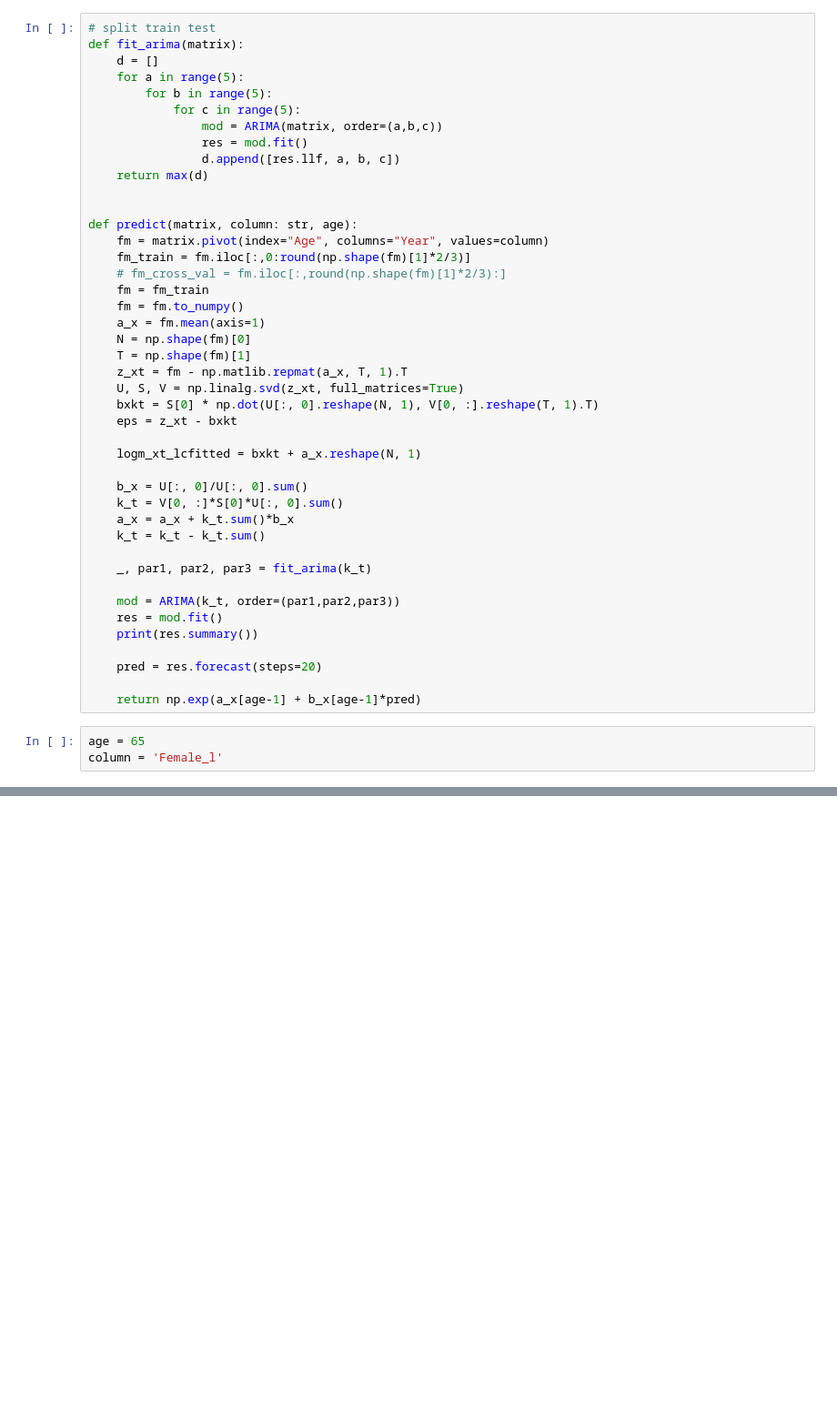
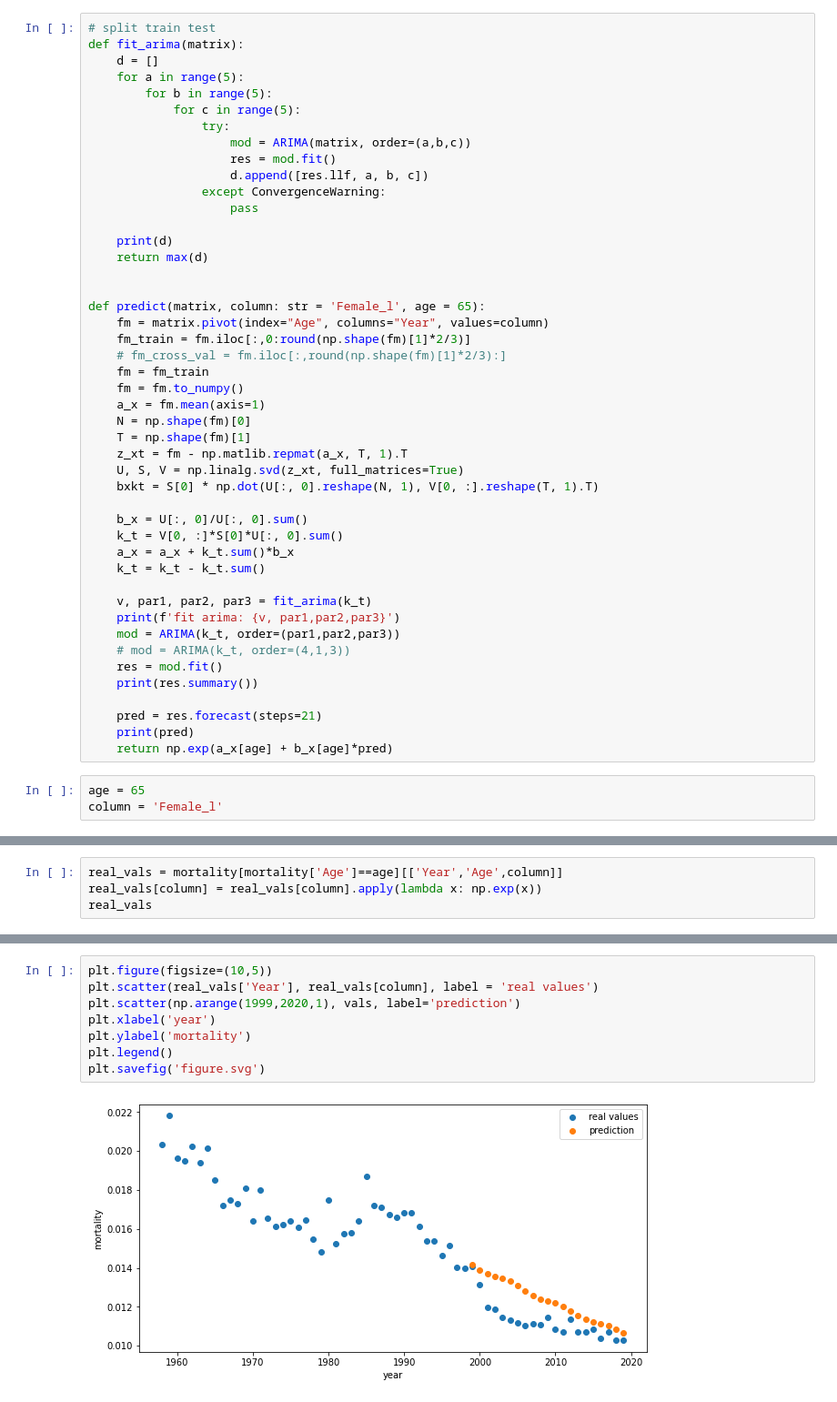
Before and after one commit to rogulforce/life_insurance_projekt, a Jupyter notebook: main_split_clean.ipynb, the cells around one changed output, grey strips where cells are left out. Shown at 91% size. Saved outputs shown, nothing was run; the diff lists cells and outputs as text; blank space fills up the shorter version.

```diff
--- a/main_split_clean.ipynb
+++ b/main_split_clean.ipynb
@@ -43,13 +46,18 @@ def fit_arima(matrix):
     for a in range(5):
         for b in range(5):
             for c in range(5):
-                mod = ARIMA(matrix, order=(a,b,c))
-                res = mod.fit()
-                d.append([res.llf, a, b, c])
+                try:
+                    mod = ARIMA(matrix, order=(a,b,c))
+                    res = mod.fit()
+                    d.append([res.llf, a, b, c])
+                except ConvergenceWarning:
+                    pass
+
+    print(d)
     return max(d)
 
 
-def predict(matrix, column: str, age):
+def predict(matrix, column: str = 'Female_l', age = 65):
     fm = matrix.pivot(index="Age", columns="Year", values=column)
     fm_train = fm.iloc[:,0:round(np.shape(fm)[1]*2/3)]
     # fm_cross_val = fm.iloc[:,round(np.shape(fm)[1]*2/3):]
@@ -61,24 +69,22 @@ def predict(matrix, column: str, age):
     z_xt = fm - np.matlib.repmat(a_x, T, 1).T
     U, S, V = np.linalg.svd(z_xt, full_matrices=True)
     bxkt = S[0] * np.dot(U[:, 0].reshape(N, 1), V[0, :].reshape(T, 1).T)
-    eps = z_xt - bxkt
-
-    logm_xt_lcfitted = bxkt + a_x.reshape(N, 1)
 
     b_x = U[:, 0]/U[:, 0].sum()
     k_t = V[0, :]*S[0]*U[:, 0].sum()
     a_x = a_x + k_t.sum()*b_x
     k_t = k_t - k_t.sum()
 
-    _, par1, par2, par3 = fit_arima(k_t)
-
+    v, par1, par2, par3 = fit_arima(k_t)
+    print(f'fit arima: {v, par1,par2,par3}')
     mod = ARIMA(k_t, order=(par1,par2,par3))
+    # mod = ARIMA(k_t, order=(4,1,3))
     res = mod.fit()
     print(res.summary())
 
-    pred = res.forecast(steps=20)
-
-    return np.exp(a_x[age-1] + b_x[age-1]*pred)
+    pred = res.forecast(steps=21)
+    print(pred)
+    return np.exp(a_x[age] + b_x[age]*pred)
 # %%
 age = 65
 column = 'Female_l'
@@ -111,0 +111,4 @@ array([0.0129992 , 0.01277259, 0.01261538, 0.01251007, 0.01242813,
+# %%
+real_vals = mortality[mortality['Age']==age][['Year','Age',column]]
+real_vals[column] = real_vals[column].apply(lambda x: np.exp(x))
+real_vals
@@ -111,0 +129,10 @@ array([0.0129992 , 0.01277259, 0.01261538, 0.01251007, 0.01242813,
+# %%
+plt.figure(figsize=(10,5))
+plt.scatter(real_vals['Year'], real_vals[column], label = 'real values')
+plt.scatter(np.arange(1999,2020,1), vals, label='prediction')
+plt.xlabel('year')
+plt.ylabel('mortality')
+plt.legend()
+plt.savefig('figure.svg')
+# %% [output]
+[figure, added]
```
Also changed, not shown: parts of 7 cells of this notebook, 1 other file.
